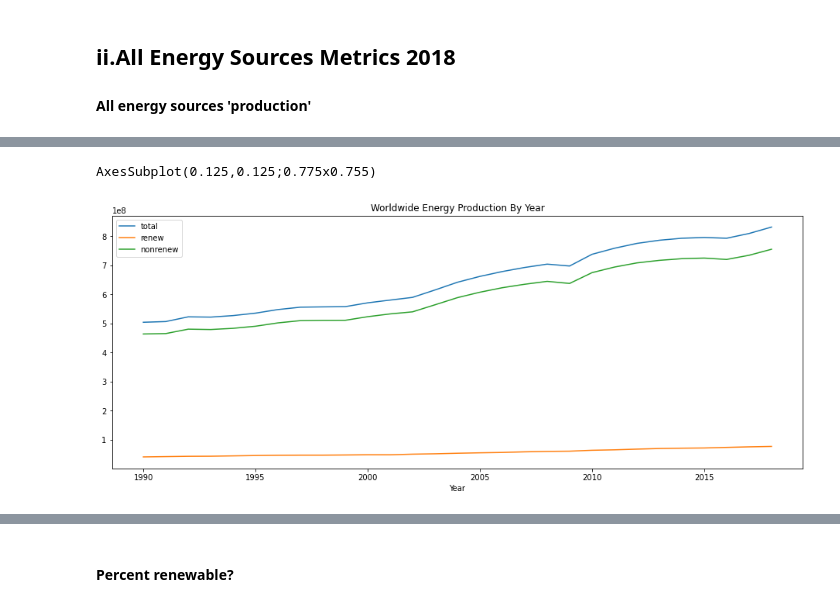
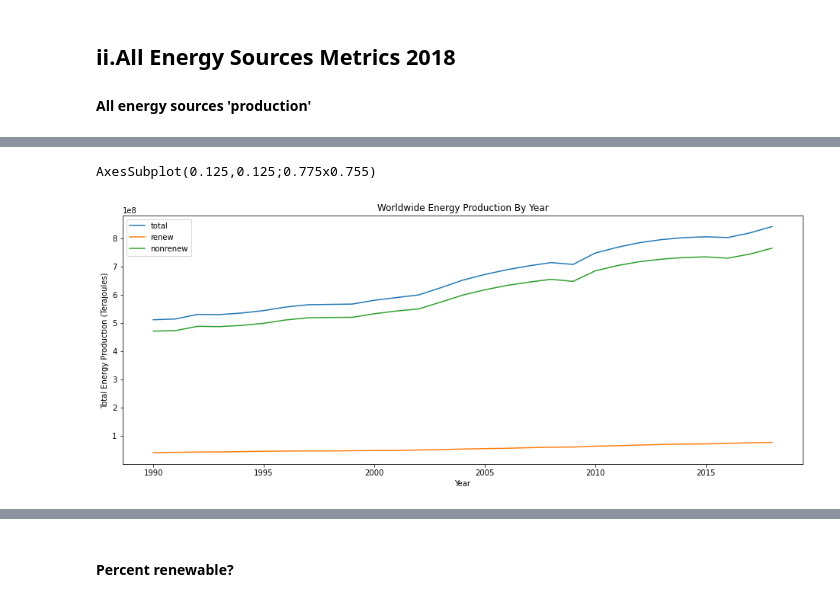
Before and after one commit to rachelmellinthurston/renewable_energy_sources, a Jupyter notebook: all_energy_sources.ipynb, the cells around one changed output, grey strips where cells are left out. Drawn from its saved outputs; the diff is of its cells as text; code cells hidden in the pictures.

```diff
--- a/all_energy_sources.ipynb
+++ b/all_energy_sources.ipynb
@@ -109,14 +119,19 @@ allsources_r_n.head()
 # %%
 import matplotlib.pyplot as plt
 
 df_tot_year.sort_values(by='Year', ascending=True, inplace=True)
 df_tot_year_r.sort_values(by='Year', ascending=True, inplace=True)
 df_tot_year_n.sort_values(by='Year', ascending=True, inplace=True)
 
-print(allsources_r_n.plot(figsize=(16,6), title='Worldwide Energy Production By Year'))
+fig = allsources_r_n.plot(figsize=(16,6), title='Worldwide Energy Production By Year')
+plt.xlabel("Year")
+plt.ylabel("Total Energy Production (Terajoules)")
+print(fig)
+
+# plt.savefig("C:/Users/Rachel/OneDrive/Documents/Springboard/CAPSTONE 2/energy/presentation links/energybyyear.jpg")
 # %% [output]
 AxesSubplot(0.125,0.125;0.775x0.755)
-[figure, old version]
+[figure, new version]
 # %%
 #what was the percent renewable in 2018?
 
```
Also changed, not shown: parts of 7 cells of this notebook, 4 other files.
